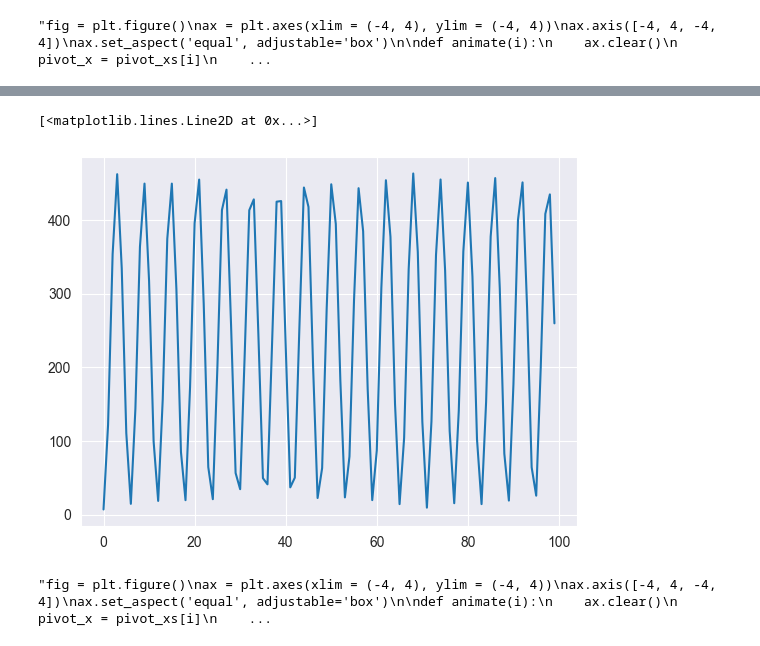
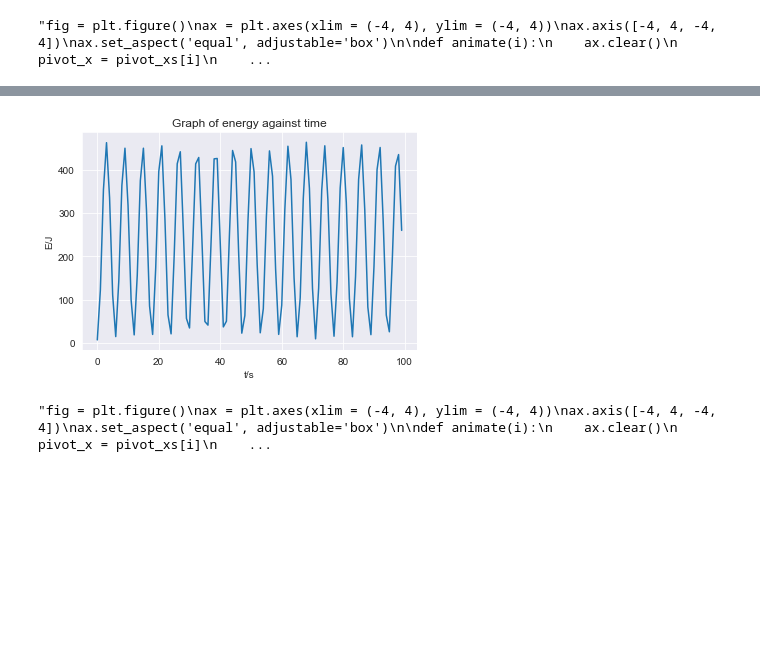
Before and after one commit to oliverysfx/Kapitza-Pendulum, a Jupyter notebook: report.ipynb, the cells around one changed output, grey strips where cells are left out. Drawn from its saved outputs; the diff is of its cells as text; code cells hidden in the pictures; blank space fills up the shorter version.

```diff
--- a/report.ipynb
+++ b/report.ipynb
@@ -198,9 +211,11 @@ plt.plot(t_list,phi_list)
 # %%
 fig = plt.figure()
 plt.plot(t_list[::10000],energy_list[::10000])
+plt.title("Graph of energy against time")
+plt.xlabel("t/s")
+plt.ylabel("E/J");
 # %% [output]
-[<matplotlib.lines.Line2D at 0x...>]
-[figure, old version]
+[figure, new version]
 # %%
 #calculating corresponding position of the bob
 y_piv_list = []
```
Also changed, not shown: parts of 30 cells of this notebook.
